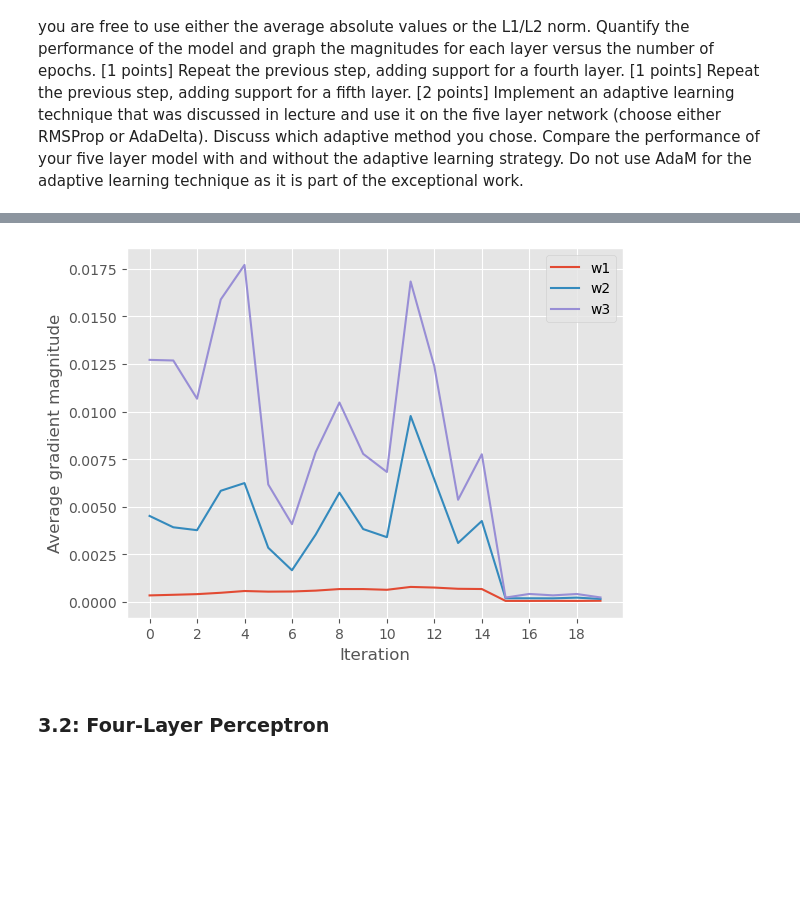
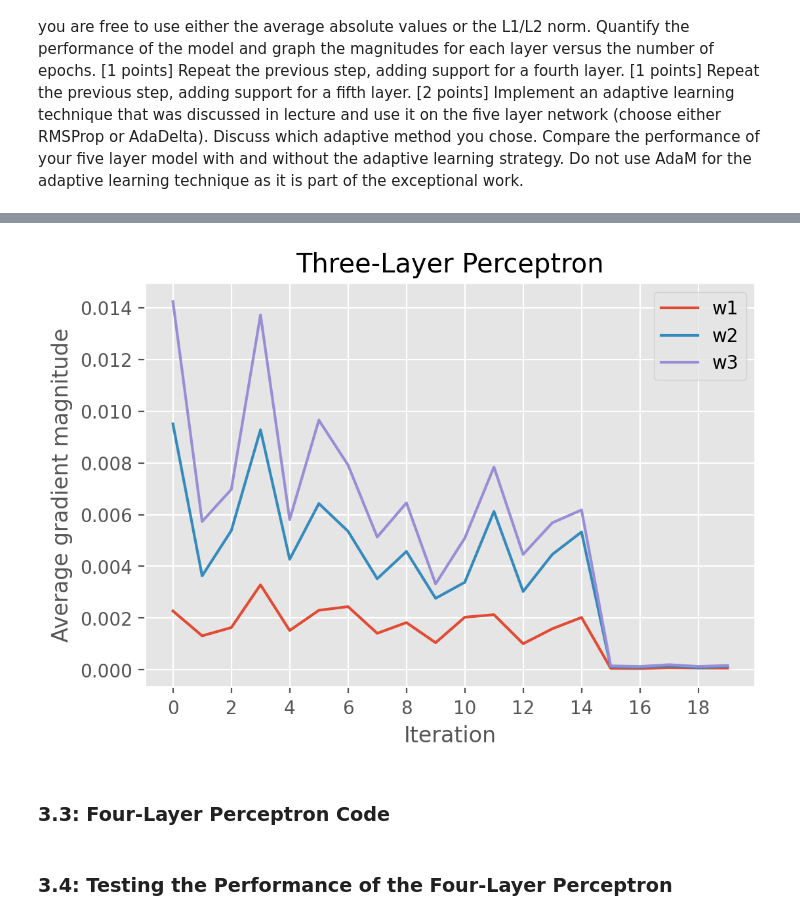
Before and after one commit to 48774861/mlpython_lab4, a Jupyter notebook: lab4_mlpython_pham_gurrola.ipynb, the cells around one changed output, grey strips where cells are left out. Saved outputs shown, nothing was run; the diff lists cells and outputs as text; code cells hidden in the pictures; blank space fills up the shorter version.

```diff
--- a/lab4_mlpython_pham_gurrola.ipynb
+++ b/lab4_mlpython_pham_gurrola.ipynb
@@ -685,20 +661,14 @@ X_test.shape, y_test.shape
 # %%
 vals = { 'n_hidden':30,
-         'C':0.1, 'epochs':20, 'eta':0.1, # poor starting learning rate!!
+         'C':0.1, 'epochs':20, 'eta':0.001,
          'alpha':0.001, 'decrease_const':0.1, 'decrease_iter':15,
          'minibatches':50,
          'shuffle':True,'random_state':1}
-vals['epochs'] = 20
-vals['eta'] = 0.001
 
-# nn_tradit = TLPMiniBatchCrossEntropy(**vals)
-nn_better = ThreeLP(**vals)
+nn_three = ThreeLP(**vals)
+%time nn_three.fit(X_train, y_train, print_progress=1, XY_test=(X_test, y_test))
 
-# %time nn_tradit.fit(X_train, y_train, print_progress=1, XY_test=(X_test, y_test))
-%time nn_better.fit(X_train_dummies, y_train, print_progress=1, XY_test=(X_test_dummies, y_test))
-
-# print_result(nn_tradit,X_train,y_train,X_test,y_test,title="Traditional",color="red")
-print_result(nn_better,X_train_dummies,y_train,X_test_dummies,y_test,title="Glorot Initial",color="blue")
+print_result(nn_three,X_train,y_train,X_test,y_test,title="Three-Layer Perceptron",color="blue")
 plt.show()
 # %% [output]
 Epoch: 20/20
@@ -712,17 +682,19 @@ Validation acc: 0.6782178217821783
 # %%
-ax = plt.subplot(1,1,1)
-plt.plot(np.abs(nn_better.update_w1_[:]), label='w1')
-plt.plot(np.abs(nn_better.update_w2_[:]), label='w2')
-plt.plot(np.abs(nn_better.update_w3_[:]), label='w3')
+fig = plt.figure(figsize=(6,4),dpi=200)
+ax = fig.add_subplot(1,1,1)
+plt.plot(np.abs(nn_three.update_w1_[:]), label='w1')
+plt.plot(np.abs(nn_three.update_w2_[:]), label='w2')
+plt.plot(np.abs(nn_three.update_w3_[:]), label='w3')
 plt.xticks(np.arange(0,20,2))
 plt.legend()
+plt.title("Three-Layer Perceptron")
 plt.ylabel('Average gradient magnitude')
 plt.xlabel('Iteration')
 plt.show()
 # %% [output]
-[figure, old version]
+[figure, new version]
 # %% [markdown]
-### 3.2: Four-Layer Perceptron
+### 3.3: Four-Layer Perceptron Code
 # %%
 class FourLP:
     def __init__(self, n_hidden=30,
@@ -980,5 +952,7 @@ class FourLP:
         _, _, _, _, _, _, _, _, A_last = self._feedforward(X, self.W1, self.W2, self.W3, self.W4, self.b1, self.b2, self.b3, self.b4)
         y_pred = np.argmax(A_last, axis=0)
         return y_pred
+# %% [markdown]
+### 3.4: Testing the Performance of the Four-Layer Perceptron
 # %%
 vals = { 'n_hidden':30,
```
Also changed, not shown: parts of 35 cells of this notebook, 1 other file.
